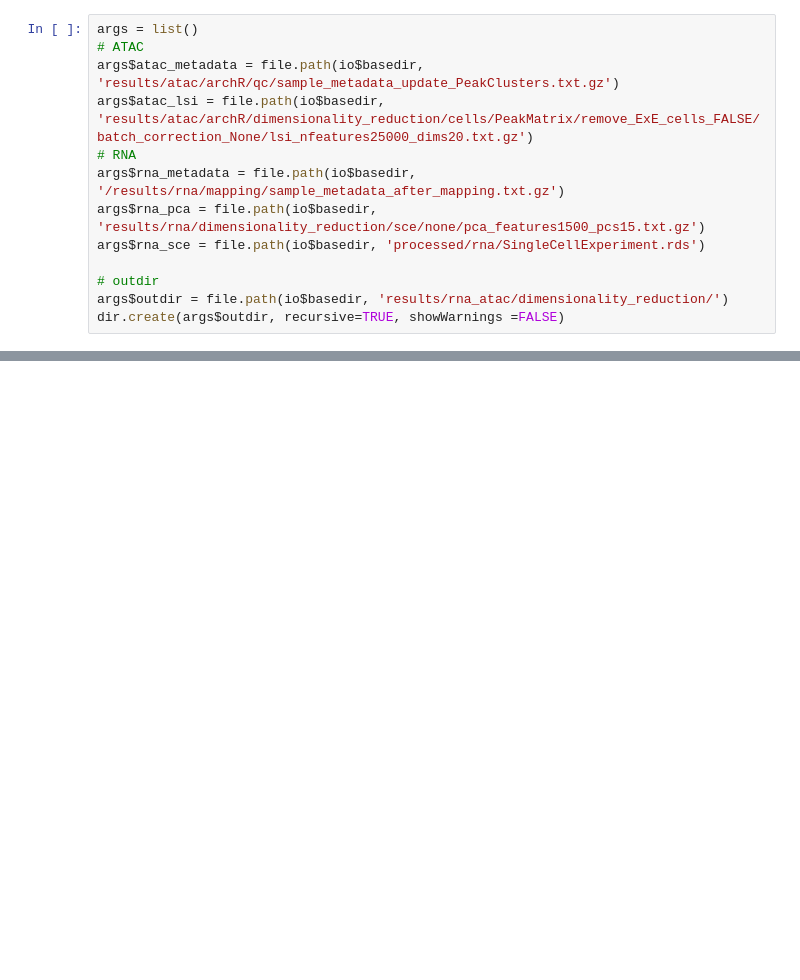
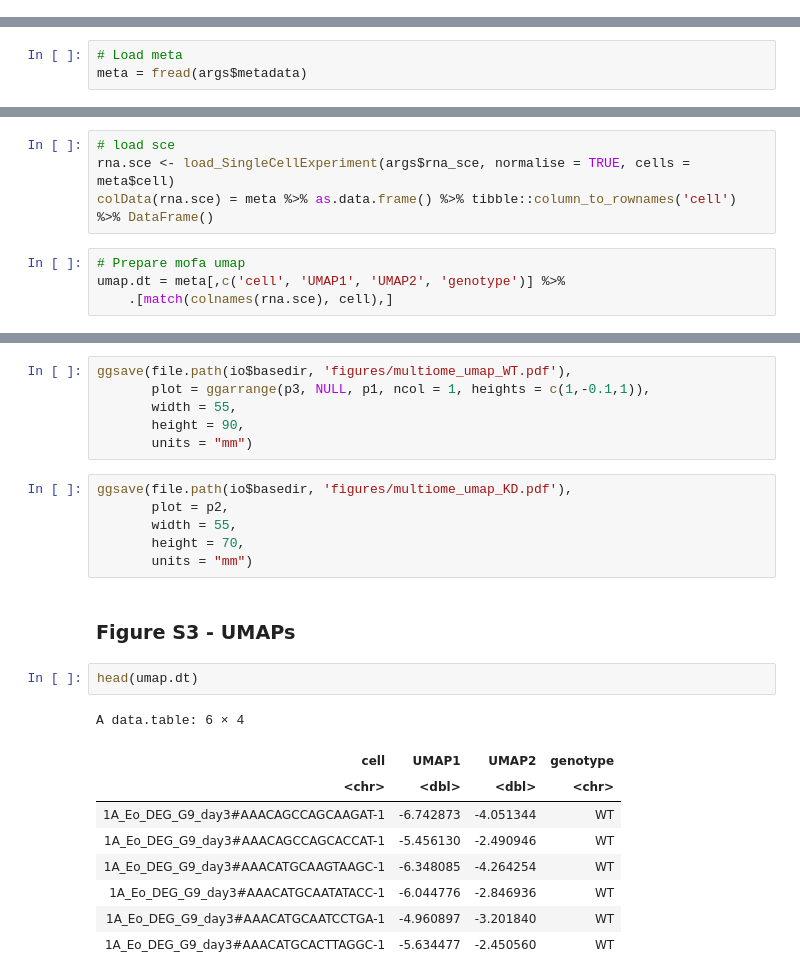
Before and after one commit to BartTheeuwes/Eomes_ExEM, a Jupyter notebook: in_vitro_multiome/paper_figures.ipynb, the cells around one changed output, grey strips where cells are left out. Cells and saved outputs as stored; diff of their text form; blank space fills up the shorter version.

```diff
--- a/in_vitro_multiome/paper_figures.ipynb
+++ b/in_vitro_multiome/paper_figures.ipynb
@@ -32,14 +36 @@ args$outdir = file.path(io$basedir, 'results/rna_atac/figures/')
 dir.create(args$outdir, recursive=TRUE, showWarnings =FALSE)
-# %%
-args = list()
-# ATAC
-args$atac_metadata = file.path(io$basedir, 'results/atac/archR/qc/sample_metadata_update_PeakClusters.txt.gz')
-args$atac_lsi = file.path(io$basedir, 'results/atac/archR/dimensionality_reduction/cells/PeakMatrix/remove_ExE_cells_FALSE/batch_correction_None/lsi_nfeatures25000_dims20.txt.gz')
-# RNA
-args$rna_metadata = file.path(io$basedir, '/results/rna/mapping/sample_metadata_after_mapping.txt.gz')
-args$rna_pca = file.path(io$basedir, 'results/rna/dimensionality_reduction/sce/none/pca_features1500_pcs15.txt.gz')
-args$rna_sce = file.path(io$basedir, 'processed/rna/SingleCellExperiment.rds')
-
-# outdir
-args$outdir = file.path(io$basedir, 'results/rna_atac/dimensionality_reduction/')
-dir.create(args$outdir, recursive=TRUE, showWarnings =FALSE)
@@ -65,0 +37,3 @@ nrow(metadata_rna)
+# %%
+# Load meta
+meta = fread(args$metadata)
@@ -65,0 +47,8 @@ nrow(metadata_rna)
+# %%
+# load sce
+rna.sce <- load_SingleCellExperiment(args$rna_sce, normalise = TRUE, cells = meta$cell)
+colData(rna.sce) = meta %>% as.data.frame() %>% tibble::column_to_rownames('cell') %>% DataFrame()
+# %%
+# Prepare mofa umap
+umap.dt = meta[,c('cell', 'UMAP1', 'UMAP2', 'genotype')] %>%
+    .[match(colnames(rna.sce), cell),]
@@ -65,0 +141,26 @@ nrow(metadata_rna)
+# %%
+ggsave(file.path(io$basedir, 'figures/multiome_umap_WT.pdf'),
+       plot = ggarrange(p3, NULL, p1, ncol = 1, heights = c(1,-0.1,1)),
+       width = 55,
+       height = 90,
+       units = "mm")
+# %%
+ggsave(file.path(io$basedir, 'figures/multiome_umap_KD.pdf'),
+       plot = p2,
+       width = 55,
+       height = 70,
+       units = "mm")
+# %% [markdown]
+### Figure S3 - UMAPs
+# %%
+head(umap.dt)
+# %% [output]
+A data.table: 6 × 4
+| cell | UMAP1 | UMAP2 | genotype |
+| <chr> | <dbl> | <dbl> | <chr> |
+| 1A_Eo_DEG_G9_day3#AAACAGCCAGCAAGAT-1 | -6.742873 | -4.051344 | WT |
+| 1A_Eo_DEG_G9_day3#AAACAGCCAGCACCAT-1 | -5.456130 | -2.490946 | WT |
+| 1A_Eo_DEG_G9_day3#AAACATGCAAGTAAGC-1 | -6.348085 | -4.264254 | WT |
+| 1A_Eo_DEG_G9_day3#AAACATGCAATATACC-1 | -6.044776 | -2.846936 | WT |
+| 1A_Eo_DEG_G9_day3#AAACATGCAATCCTGA-1 | -4.960897 | -3.201840 | WT |
+| 1A_Eo_DEG_G9_day3#AAACATGCACTTAGGC-1 | -5.634477 | -2.450560 | WT |
```
Also changed, not shown: parts of 21 cells of this notebook, 2 other files.
